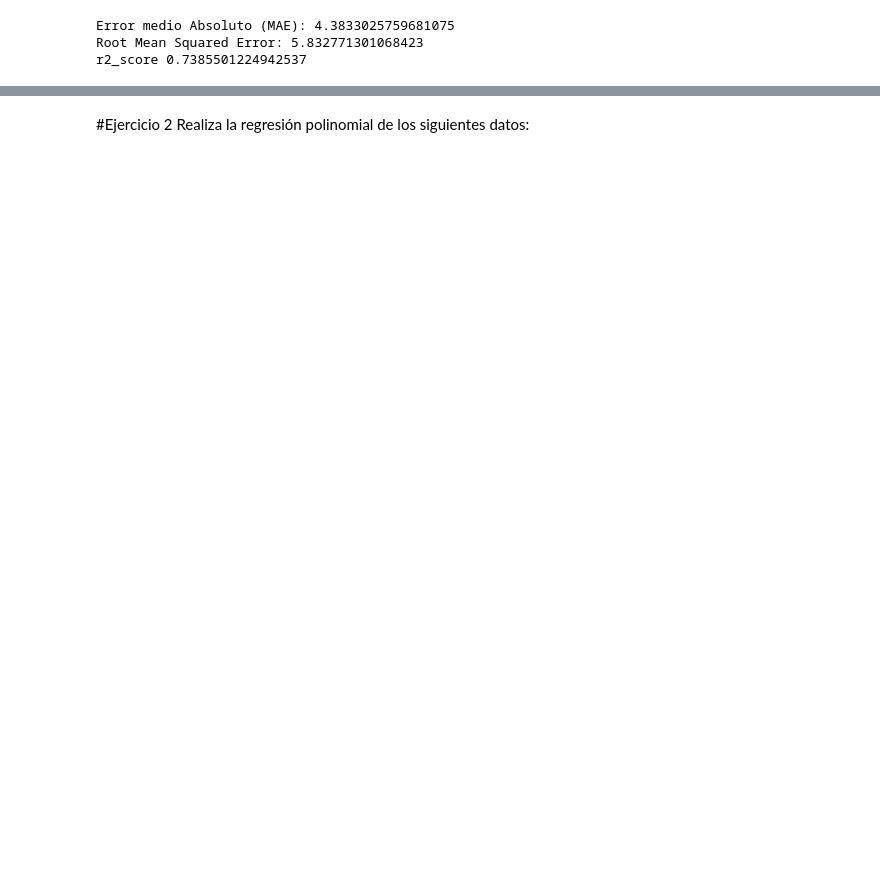
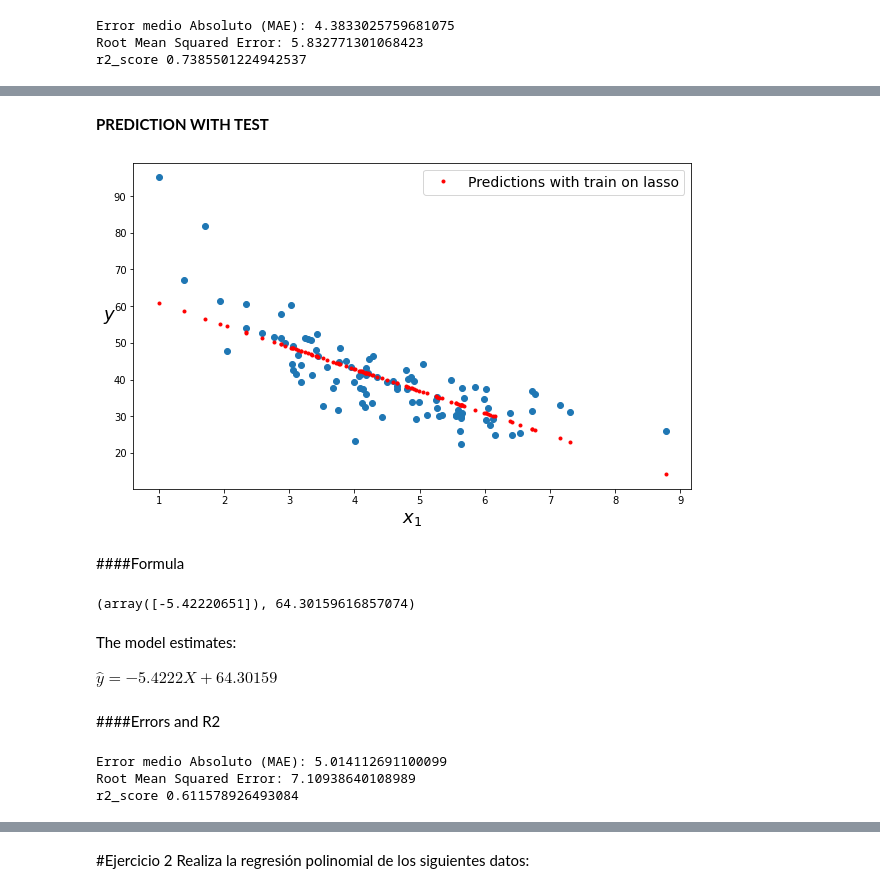
Before and after one commit to PosgradoMNA/actividades-de-aprendizaje-rafaelsangarcia, a Jupyter notebook: Semana9/Actividad/Regresion_lineal_polinomial_A01182780.ipynb, the cells around one changed output, grey strips where cells are left out. Cells and saved outputs as stored; diff of their text form; code cells hidden in the pictures; blank space fills up the shorter version.

```diff
--- a/Semana9/Actividad/Regresion_lineal_polinomial_A01182780.ipynb
+++ b/Semana9/Actividad/Regresion_lineal_polinomial_A01182780.ipynb
@@ -476,0 +580,37 @@ r2_score 0.7385501224942537
+# %% [markdown]
+**PREDICTION WITH TEST**
+# %%
+y_hat_lasso = ridge_reg.predict(X_test)
+
+plt.figure(figsize=(10, 6))
+plt.scatter(X_test, y_test)
+plt.plot(X_test, y_hat_lasso, "r.",linewidth=2, label="Predictions with train on lasso")
+plt.xlabel("$x_1$", fontsize=18)
+plt.ylabel("$y$", rotation=0, fontsize=18)
+plt.legend(loc="upper right", fontsize=14)
+plt.show()
+# %% [output]
+[figure, added]
+# %% [markdown]
+####Formula
+# %%
+lasso_reg.coef_, lasso_reg.intercept_
+# %% [output]
+(array([-5.42220651]), 64.30159616857074)
+# %% [markdown]
+The model estimates:
+
+$\hat{y} = -5.4222X + 64.30159$
+# %% [markdown]
+####Errors and R2
+# %%
+from sklearn import metrics
+from sklearn.metrics import r2_score
+
+print('Error medio Absoluto (MAE):', metrics.mean_absolute_error(y_test, y_hat_lasso))
+print('Root Mean Squared Error:', np.sqrt(metrics.mean_squared_error(y_test, y_hat_lasso)))
+print('r2_score',r2_score(y_test, y_hat_lasso))
+# %% [output]
+Error medio Absoluto (MAE): 5.014112691100099
+Root Mean Squared Error: 7.10938640108989
+r2_score 0.611578926493084
```
Also changed, not shown: parts of 29 cells of this notebook.
